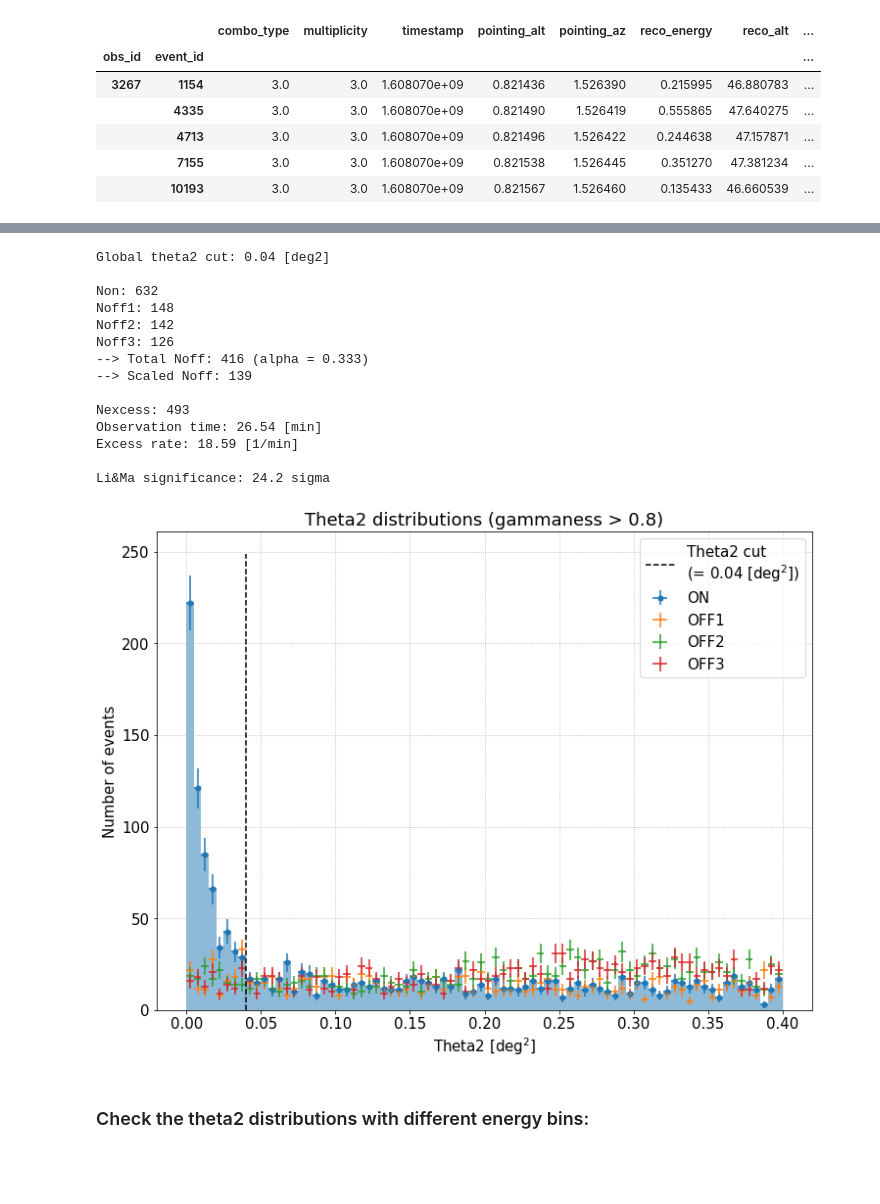
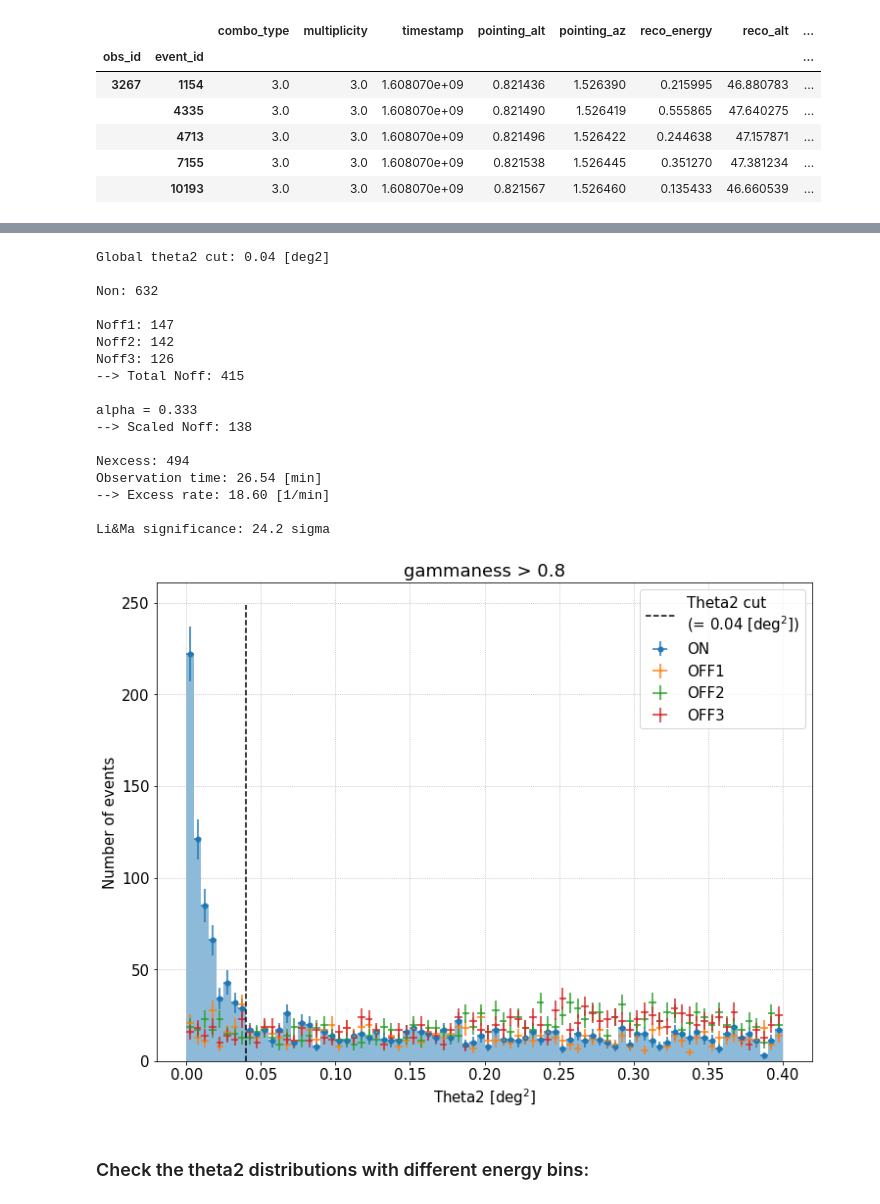
Before and after one commit to cta-observatory/magic-cta-pipe, a Jupyter notebook: notebooks/check_signal_from_dl2.ipynb, the cells around one changed output, grey strips where cells are left out. Cells and saved outputs as stored; diff of their text form; code cells hidden in the pictures; blank space fills up the shorter version.

```diff
--- a/notebooks/check_signal_from_dl2.ipynb
+++ b/notebooks/check_signal_from_dl2.ipynb
@@ -34,7 +34,12 @@ input_file_mask = (
     "4.dl1_stereo_to_dl2/data/dl2/merged/*Run0326[7-8].h5"
 )
 
-quality_cuts = f"disp_diff_sum < {np.sqrt(0.05) * 3}"
+# input_file_mask = (
+#     "/home/yoshiki.ohtani/lstmagic/real/CrabNebula/2020_12_15/magic_only_analysis/"
+#     "4.dl1_stereo_to_dl2/data/dl2/merged/dl2_MAGIC.Run0509371[3-4].h5"
+# )
+
+quality_cuts = f"(disp_diff_mean < {np.sqrt(0.05)})"
 
 # ============
 # === Main ===
@@ -56,13 +61,13 @@ for input_file in input_files:
     df_events = pd.read_hdf(input_file, key="events/parameters")
     data_list.append(df_events)
 
-# Combine the input files
+# Combine the input data
 event_data = pd.concat(data_list)
 event_data.set_index(["obs_id", "event_id", "tel_id"], inplace=True)
 event_data.sort_index(inplace=True)
 
 # Apply the quality cuts
-print(f"\nQuality cuts: {quality_cuts}")
+print(f"\nQuality cuts:\n{quality_cuts}")
 event_data = get_stereo_events(event_data, quality_cuts)
 
 # Show the data frame
@@ -323,18 +328,18 @@ theta2_cut_value = 0.04  # unit: [deg2]
 # === Main ===
 # ============
 
-plt.figure()
-plt.title(f"Theta2 distributions (gammaness > {gh_cut_value})")
-plt.xlabel("Theta2 [deg$^2$]")
-plt.ylabel("Number of events")
-plt.grid()
-
 theta2_bins_center = (theta2_bins[:-1] + theta2_bins[1:]) / 2
 
 theta2_bins_width = [
     theta2_bins_center - theta2_bins[:-1],
     theta2_bins[1:] - theta2_bins_center,
 ]
+
+plt.figure()
+plt.title(f"gammaness > {gh_cut_value}")
+plt.xlabel("Theta2 [deg$^2$]")
+plt.ylabel("Number of events")
+plt.grid()
 
 # Plot the theta2 distribution from the ON coordinate
 hist_on = plt.hist(
@@ -388,51 +393,57 @@ plt.legend(loc="upper right")
 
 # Calculate the number of ON and OFF events
 n_on = len(event_list.query(f"theta2_on < {theta2_cut_value}"))
-print(f"\nNon: {n_on}")
+print(f"\nNon: {n_on}\n")
 
 n_off_total = 0
 
 for i_off in range(1, n_off_regions + 1):
 
     n_off = len(event_list.query(f"theta2_off{i_off} < {theta2_cut_value}"))
     print(f"Noff{i_off}: {n_off}")
 
     n_off_total += n_off
 
+print(f"--> Total Noff: {n_off_total}")
+
 alpha = 1 / n_off_regions
 n_off_scaled = n_off_total * alpha
 
-print(f"--> Total Noff: {n_off_total} (alpha = {alpha:.3f})")
-print(f"--> Scaled Noff: {n_off_scaled:.0f}")
+print(f"\nalpha = {alpha:.3f}" f"\n--> Scaled Noff: {n_off_scaled:.0f}")
 
 n_excess = n_on - n_off_scaled
 excess_rate = n_excess / obs_time.to(u.min)
 
-print(f"\nNexcess: {n_excess:.0f}")
-print(f"Observation time: {obs_time.to_value(u.min):.2f} [min]")
-print(f"Excess rate: {excess_rate.value:.2f} [1/min]")
+print(
+    f"\nNexcess: {n_excess:.0f}"
+    f"\nObservation time: {obs_time.to_value(u.min):.2f} [min]"
+    f"\n--> Excess rate: {excess_rate.value:.2f} [1/min]"
+)
 
 # Calculate the Li&Ma significance
 stat = WStatCountsStatistic(n_on, n_off_total, alpha=alpha)
 significance = stat.sqrt_ts
 
 print(f"\nLi&Ma significance: {significance:.1f} sigma")
 # %% [output]
 Global theta2 cut: 0.04 [deg2]
 
 Non: 632
-Noff1: 148
+
+Noff1: 147
 Noff2: 142
 Noff3: 126
---> Total Noff: 416 (alpha = 0.333)
---> Scaled Noff: 139
+--> Total Noff: 415
 
-Nexcess: 493
+alpha = 0.333
+--> Scaled Noff: 138
+
+Nexcess: 494
 Observation time: 26.54 [min]
-Excess rate: 18.59 [1/min]
+--> Excess rate: 18.60 [1/min]
 
 Li&Ma significance: 24.2 sigma
-[figure, old version]
+[figure, new version]
 # %% [markdown]
 ### Check the theta2 distributions with different energy bins:
 # %%
```
Also changed, not shown: parts of 6 cells of this notebook, 2 other files.
